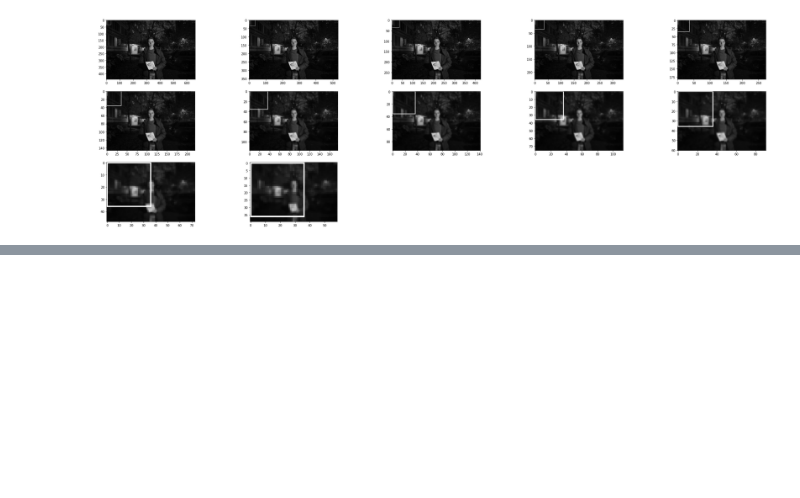
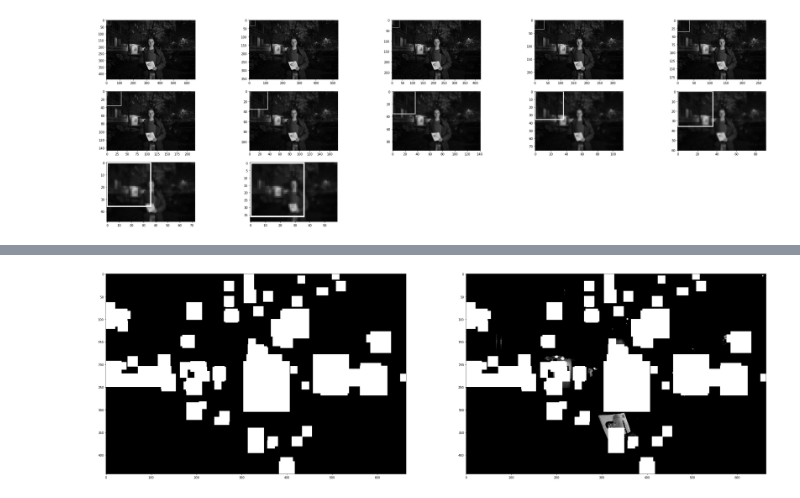
Before and after one commit to Gratic/INSA-5IF-OT2-MLProject, a Jupyter notebook: exploitation.ipynb, the cells around one changed output, grey strips where cells are left out. Saved outputs shown, nothing was run; the diff lists cells and outputs as text; code cells hidden in the pictures; blank space fills up the shorter version.

```diff
--- a/exploitation.ipynb
+++ b/exploitation.ipynb
@@ -252 +256,19 @@ plt.show()
+# %%
+fig = plt.figure(figsize=(40, 50))
+rows = 1
+cols = 2
+
+fig.add_subplot(rows, cols, 1)
+plt.imshow(merge_feature, cmap='gray', vmin=0, vmax=255)
+
+merge_image = transformed_image.clone().permute(1, 2, 0).numpy()*255
+
+merge_image = np.clip(merge_image + merge_feature*255, 0, 255)
+
+fig.add_subplot(rows, cols, 2)
+plt.imshow(merge_image, cmap='gray', vmin=0, vmax=255)
+
+plt.show()
+# %% [output]
+[figure, added]
 # %%
```
Also changed, not shown: parts of 4 cells of this notebook.
